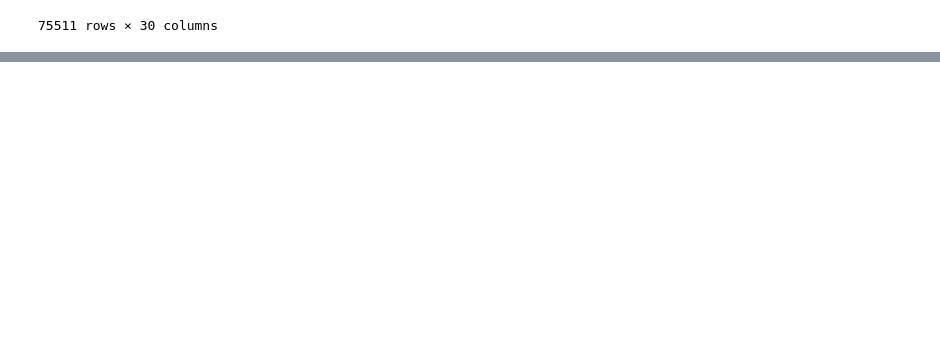
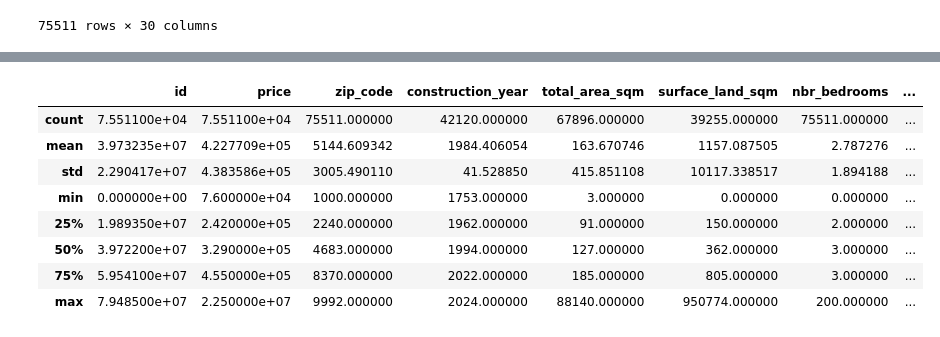
Before and after one commit to niels-demeyer/immo-eliza-ml, a Jupyter notebook: explore.ipynb, the cells around one changed output, grey strips where cells are left out. Drawn from its saved outputs; the diff is of its cells as text; code cells hidden in the pictures; blank space fills up the shorter version.

```diff
--- a/explore.ipynb
+++ b/explore.ipynb
@@ -24,3 +24,38 @@ df
 | 75509 | 49707000 | 575000.0 | HOUSE | VILLA | Flanders | West Flanders | Veurne | 8670 |  | ... |
 | 75510 | 65278000 | 515000.0 | APARTMENT | PENTHOUSE | Flanders | Antwerp | Antwerp | 2000 | 51.2207529 | ... |
 75511 rows × 30 columns
+# %%
+def clean_data(houses_data):
+    # Strip leading and trailing spaces from column names and make them lower case
+    houses_data.columns = houses_data.columns.str.strip().str.lower()
+
+    # Convert data types
+    cols_to_convert = [
+        "latitude",
+        "longitude",
+        "construction_year",
+        "total_area_sqm",
+        "surface_land_sqm",
+        "terrace_sqm",
+        "garden_sqm",
+        "primary_energy_consumption_sqm",
+        "cadastral_income",
+    ]
+    cols_to_convert = [col for col in cols_to_convert if col in houses_data.columns]
+    houses_data[cols_to_convert] = houses_data[cols_to_convert].apply(
+        pd.to_numeric, errors="coerce"
+    )
+
+    # Handle missing values
+    # drop rows with missing price
+    houses_data.dropna(subset=["price"], inplace=True)
+
+    # Remove duplicates
+    houses_data.drop_duplicates(inplace=True)
+
+    # Remove the latutude and longitude columns
+    houses_data = houses_data.drop(columns=["latitude", "longitude"])
+
+    return houses_data
+# %%
+df = clean_data(df)
@@ -26,0 +98,12 @@ df
+# %%
+df.describe()
+# %% [output]
+|  | id | price | zip_code | construction_year | total_area_sqm | surface_land_sqm | nbr_bedrooms | ... |
+| count | 7.551100e+04 | 7.551100e+04 | 75511.000000 | 42120.000000 | 67896.000000 | 39255.000000 | 75511.000000 | ... |
+| mean | 3.973235e+07 | 4.227709e+05 | 5144.609342 | 1984.406054 | 163.670746 | 1157.087505 | 2.787276 | ... |
+| std | 2.290417e+07 | 4.383586e+05 | 3005.490110 | 41.528850 | 415.851108 | 10117.338517 | 1.894188 | ... |
+| min | 0.000000e+00 | 7.600000e+04 | 1000.000000 | 1753.000000 | 3.000000 | 0.000000 | 0.000000 | ... |
+| 25% | 1.989350e+07 | 2.420000e+05 | 2240.000000 | 1962.000000 | 91.000000 | 150.000000 | 2.000000 | ... |
+| 50% | 3.972200e+07 | 3.290000e+05 | 4683.000000 | 1994.000000 | 127.000000 | 362.000000 | 3.000000 | ... |
+| 75% | 5.954100e+07 | 4.550000e+05 | 8370.000000 | 2022.000000 | 185.000000 | 805.000000 | 3.000000 | ... |
+| max | 7.948500e+07 | 2.250000e+07 | 9992.000000 | 2024.000000 | 88140.000000 | 950774.000000 | 200.000000 | ... |
```
Also changed, not shown: parts of 2 cells of this notebook.
